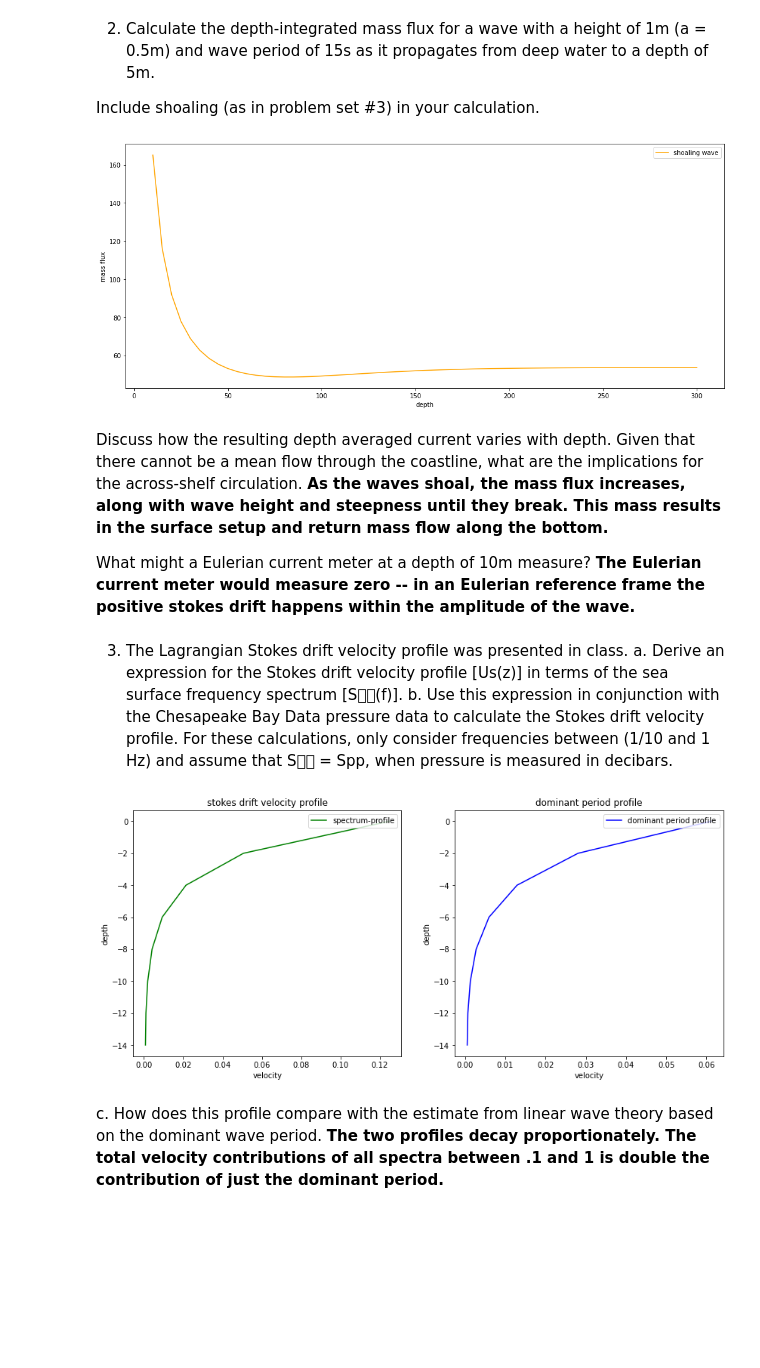
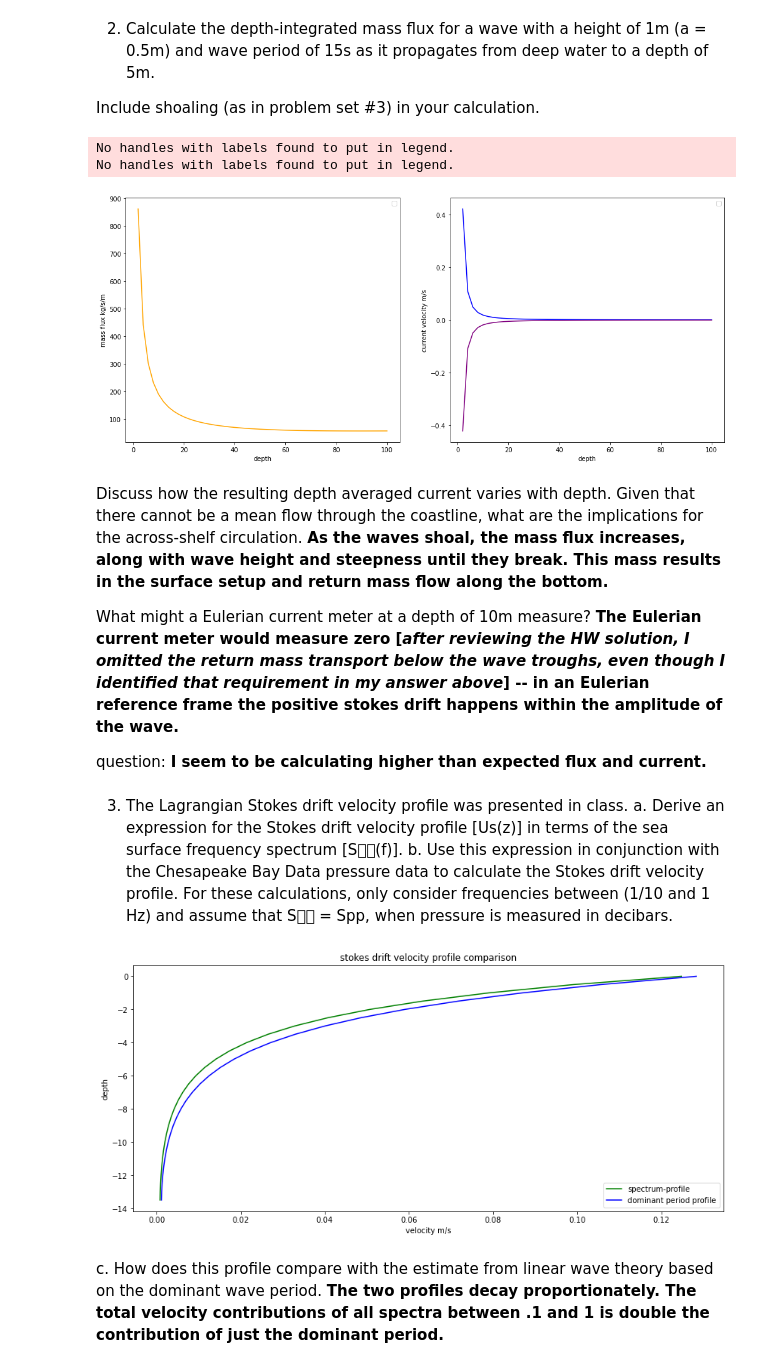
Before and after one commit to Wzesk/waves, a Jupyter notebook: wave_hw/stokes_drift/stokes_drift.ipynb, the cells around one changed output. Cells and saved outputs as stored; diff of their text form; code cells hidden in the pictures; blank space fills up the shorter version.

```diff
--- a/wave_hw/stokes_drift/stokes_drift.ipynb
+++ b/wave_hw/stokes_drift/stokes_drift.ipynb
@@ -5,9 +5,14 @@ Load dependencies -- including custom wave_model.py
 Load Pre-filtered Nantucket bouy data (just period and amplitude) from problem set #2
 # %%
 import numpy as np
-import wave_model as wm
 import matplotlib.pyplot as plt
 from scipy import signal
+
+import importlib.util
+spec = importlib.util.spec_from_file_location("wave_model", "../wave_model.py")
+wm = importlib.util.module_from_spec(spec)
+spec.loader.exec_module(wm)
+
 waves_in = np.loadtxt('data/period_amp.csv',delimiter=',')
 # %% [markdown]
 Use wave model to simulate additional wave properties for each wave sampled and save results to new file.
@@ -78,38 +83,50 @@ plt.show()
 
 Include shoaling (as in problem set #3) in your calculation.
 # %%
-mass_wave = wm.wave_solver(15,300,0.5)
-depths=np.arange(300,5,-5)
+mass_wave = wm.wave_solver(15,100,0.5)
+depths=np.arange(100,0,-2)
 
 mass_fluxes=[]
+currents=[]
+return_flow=[]
 for depth in depths:
-    mass_fluxes.append(mass_wave.integrated_mass_flux(depth))
+    flux,current=mass_wave.integrated_mass_flux(depth)
+    mass_fluxes.append(flux)
+    currents.append(current)
+    return_flow.append(current*-1)
 
-fig, (axs1) = plt.subplots(1, 1,figsize=(14, 6))
+fig, (axs1,axs2) = plt.subplots(1, 2,figsize=(14, 6))
 fig.tight_layout(h_pad=5,w_pad=5)
 
-titles =["integrated mass flux"]
-colors = ["orange"]
-labels=["shoaling wave"]
+titles =["integrated mass flux","integrated current"]
+yl =["mass flux kg/s/m","current velocity m/s"]
+colors = ["orange","blue","purple"]
 
 i=0
-for axs in fig.get_axes():
-    axs.plot(depths,mass_fluxes,color=colors[i],label=labels[i])
-    axs.set(xlabel="depth", ylabel="mass flux")
+axes = fig.get_axes()
+axes[0].plot(depths,mass_fluxes,color=colors[0])
+axes[1].plot(depths,currents,color=colors[1])
+axes[1].plot(depths,return_flow,color=colors[2])
+for axs in axes:
+    axs.set(xlabel="depth", ylabel=yl[i])
     axs.autoscale()
     axs.legend(loc='upper right')
     i+=1
 
 plt.show()
 # %% [output]
+No handles with labels found to put in legend.
+No handles with labels found to put in legend.
-[figure, old version]
+[figure, new version]
 # %% [markdown]
 
 Discuss how the resulting depth averaged current varies with depth.  Given that there cannot be a mean flow through the coastline, what are the implications for the across-shelf circulation.
 **As the waves shoal, the mass flux increases, along with wave height and steepness until they break.  This mass results in the surface setup and return mass flow along the bottom.**
 
 What might a Eulerian current meter at a depth of 10m measure?
-**The Eulerian current meter would measure zero -- in an Eulerian reference frame the positive stokes drift happens within the amplitude of the wave.**
+**The Eulerian current meter would measure zero [_after reviewing the HW solution, I omitted the return mass transport below the wave troughs, even though I identified that requirement in my answer above_] -- in an Eulerian reference frame the positive stokes drift happens within the amplitude of the wave.**
+
+question: **I seem to be calculating higher than expected flux and current.**
 # %% [markdown]
 3.	The Lagrangian Stokes drift velocity profile was presented in class.
 a.	Derive an expression for the Stokes drift velocity profile [Us(z)] in terms of the sea surface frequency spectrum [S(f)].
@@ -124,8 +141,8 @@ CB_data = CB_data.transpose()
 depths=np.arange(10,0,-1)
 
 #setup plots
-fig, (axs1) = plt.subplots(1, 2,figsize=(14, 6))
-titles =["stokes drift velocity profile","dominant period profile"]
+fig, (axs1) = plt.subplots(1, 1,figsize=(14, 6))
+titles =["stokes drift velocity profile comparison","dominant period profile"]
 colors = ["green","blue"]
 labels=["spectrum-profile","dominant period profile"]
 
@@ -134,46 +151,46 @@ pf, CB_Pxx_press = signal.welch(CB_data[1], 32, nperseg=1024)
 CB_Pxx_surface = CB_Pxx_press #just renaming variable because sea surface height above sensor is equal to pressure measured in decibars
 
 
 #trim spectrum to ocean wave frequencies
 trim_f = []
 trim_surf = []
 for i in range(len(pf)):
     if pf[i] > 0.1 and pf[i] < 1:
-        trim_f.append(pf[i])
-        trim_surf.append(CB_Pxx_surface[i])
+        trim_f.append(pf[i])                # trimmed frequencies
+        trim_surf.append(CB_Pxx_surface[i]) # trimmed sea surface
 
 #find dominant period
 psd = np.column_stack([trim_f,trim_surf])
 def get_first(e):
     return e[1]
 psd = sorted(psd,key=get_first)
 
 #depths to sample velocity at
-flow_depths = [0,-2,-4,-6,-8,-10,-12,-14]
+flow_depths = np.arange(0,-14,-0.5)
 
 #caculate velocity from full spectrum and dominant period
 flows = []
 dominant_flows = []
 for depth in flow_depths:
     drift_spectrum = wm.integrated_stoke_drift(trim_surf,trim_f,14,depth)#caculate for full spectrum
     flows.append(np.sum(drift_spectrum))#sum velocity across spectrum
-    dominant_flows.append(wm.stoke_drift_from_spectrum(psd[-1][1],psd[-1][0],14,depth))#calculate for dominante period
+    dominant_flows.append(wm.stoke_drift_from_spectrum(np.sqrt(psd[-1][1]),psd[-1][0],14,depth))#calculate for dominante period
 
 #visualize profiles side by side
 axes = fig.get_axes()
 axes[0].plot(flows,flow_depths,color=colors[0],label=labels[0])
-axes[1].plot(dominant_flows,flow_depths,color=colors[1],label=labels[1])
-i=0
-for axs in axes:
-    axs.set(ylabel="depth", xlabel="velocity")
-    axs.autoscale()
-    axs.legend(loc='upper right')
-    axs.set_title(titles[i])
-    i+=1
+axes[0].plot(dominant_flows,flow_depths,color=colors[1],label=labels[1])
+
+
+axes[0].set(ylabel="depth", xlabel="velocity m/s")
+axes[0].autoscale()
+axes[0].legend(loc='lower right')
+axes[0].set_title(titles[0])
+
 
 plt.show()
 # %% [output]
-[figure, old version]
+[figure, new version]
 # %% [markdown]
 c.	How does this profile compare with the estimate from linear wave theory based on the dominant wave period.
 **The two profiles decay proportionately.  The total velocity contributions of all spectra between .1 and 1 is double
```
Also changed, not shown: parts of 1 cell of this notebook, 10 other files.
